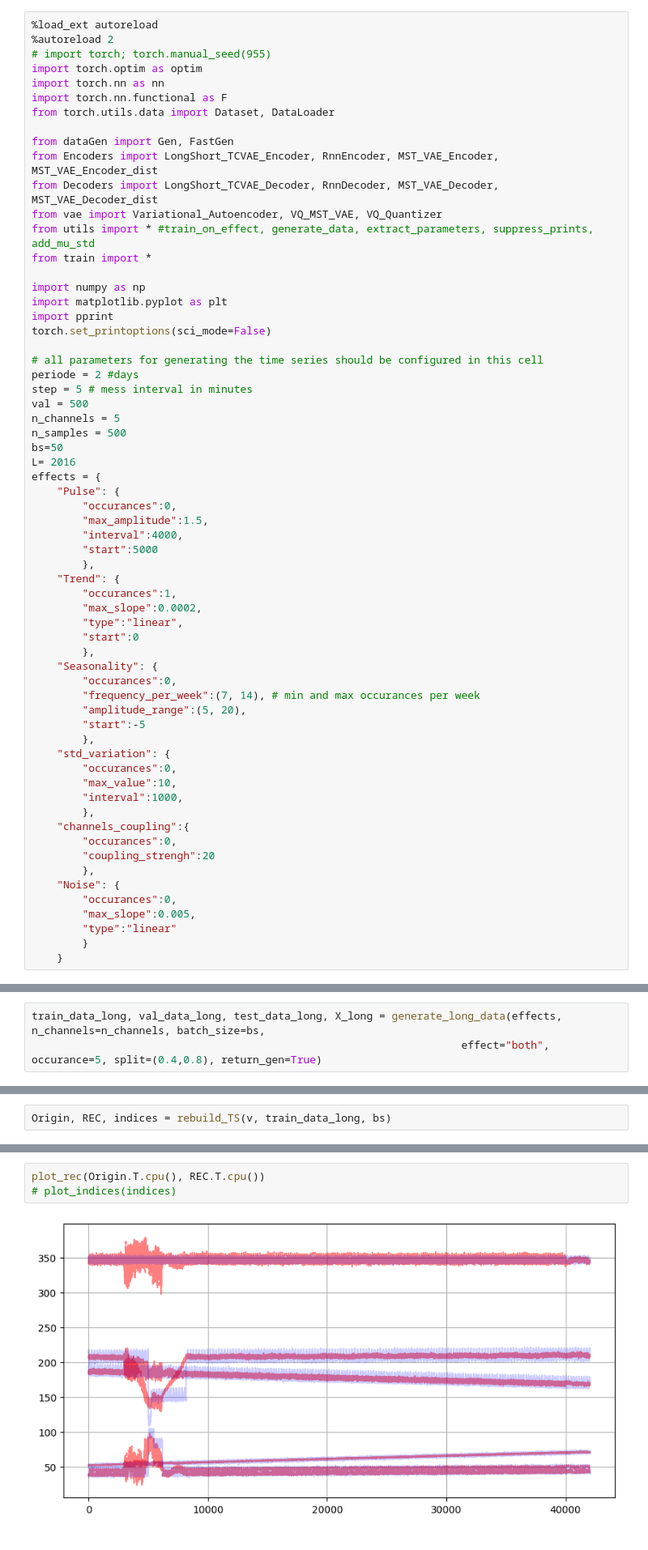
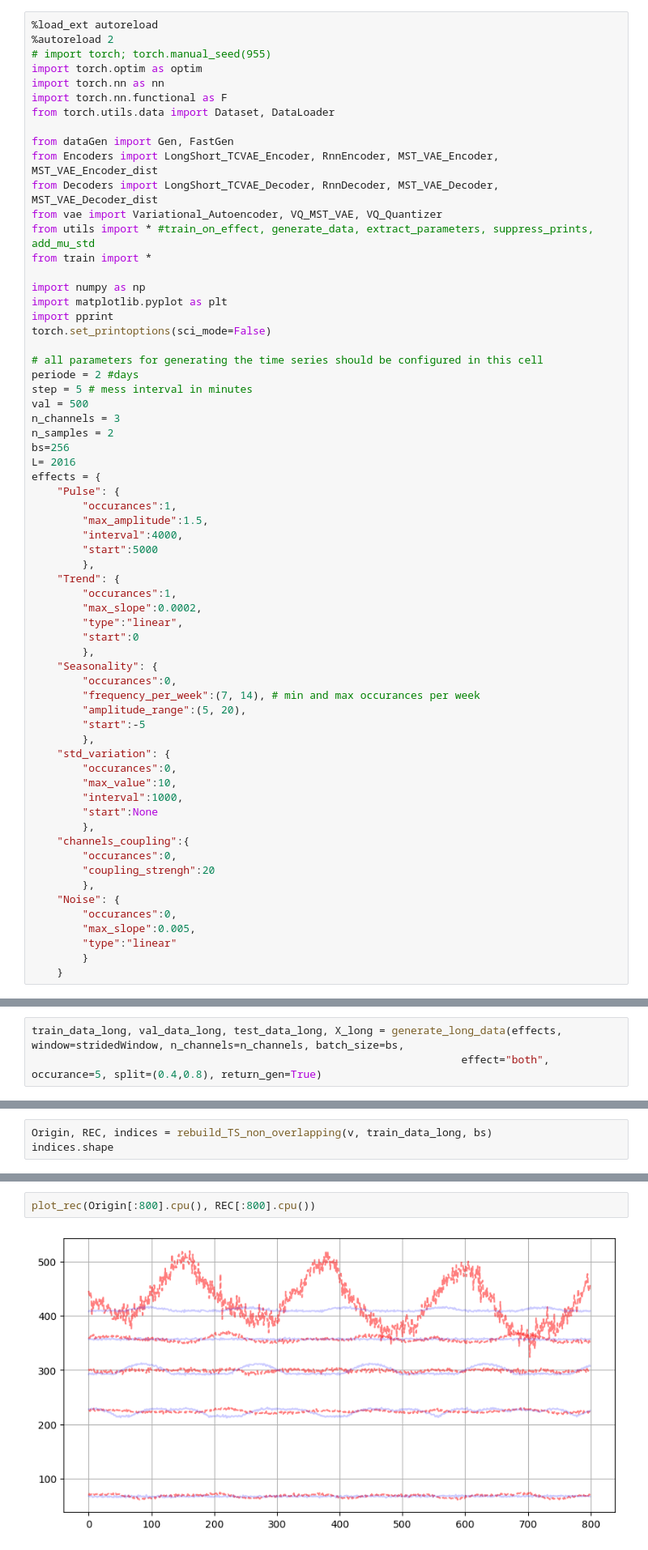
Before and after one commit to AnisKadri/VAE, a Jupyter notebook: Untitled2.ipynb, the cells around one changed output, grey strips where cells are left out. Shown at 81% size. Drawn from its saved outputs; the diff is of its cells as text.

```diff
--- a/Untitled2.ipynb
+++ b/Untitled2.ipynb
@@ -23,13 +23,13 @@ torch.set_printoptions(sci_mode=False)
 periode = 2 #days
 step = 5 # mess interval in minutes
 val = 500
-n_channels = 5
-n_samples = 500
-bs=50
+n_channels = 3
+n_samples = 2
+bs=256
 L= 2016
 effects = {
     "Pulse": {
-        "occurances":0,
+        "occurances":1,
         "max_amplitude":1.5,
         "interval":4000,
         "start":5000
@@ -50,6 +50,7 @@ effects = {
         "occurances":0,
         "max_value":10,
         "interval":1000,
+        "start":None
         },
     "channels_coupling":{
         "occurances":0,
@@ -67,5 +69,5 @@ The autoreload extension is already loaded. To reload it, use:
 # %%
-train_data_long, val_data_long, test_data_long, X_long = generate_long_data(effects, n_channels=n_channels, batch_size=bs,
+train_data_long, val_data_long, test_data_long, X_long = generate_long_data(effects, window=stridedWindow, n_channels=n_channels, batch_size=bs,
                                                                     effect="both", occurance=5, split=(0.4,0.8), return_gen=True)
 # %% [output]
 season start index adjusted to 0 (start is negative!)
@@ -160,2 +231,3 @@ def plot_indices(indices):
 # %%
-Origin, REC, indices = rebuild_TS(v, train_data_long, bs)
+Origin, REC, indices = rebuild_TS_non_overlapping(v, train_data_long, bs)
+indices.shape
@@ -162,8 +236,7 @@ Origin, REC, indices = rebuild_TS(v, train_data_long, bs)
 # %%
-plot_rec(Origin.T.cpu(), REC.T.cpu())
-# plot_indices(indices)
+plot_rec(Origin[:800].cpu(), REC[:800].cpu())
 # %% [output]
-[figure, old version]
+[figure, new version]
 # %%
 from importlib import reload
 # reload(RnnEncoder)
```
Also changed, not shown: parts of 34 cells of this notebook, 11 other files.
